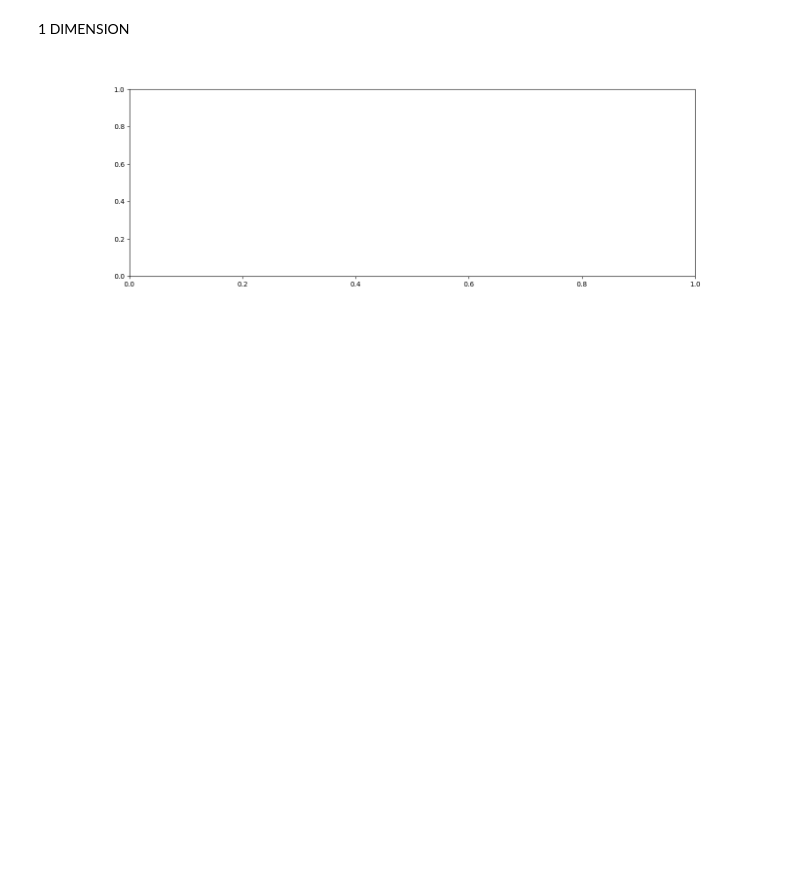
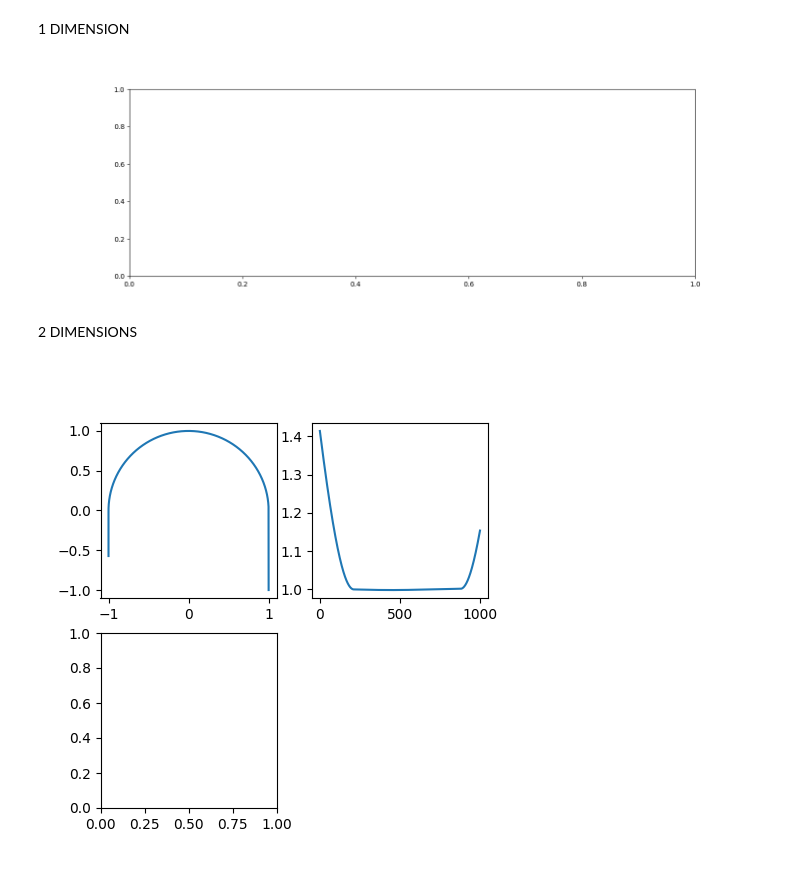
Before and after one commit to Proyecto-AP/Aceleradores, a Jupyter notebook: PART_1.ipynb, the cells around one changed output. Cells and saved outputs as stored; diff of their text form; code cells hidden in the pictures; blank space fills up the shorter version.

```diff
--- a/PART_1.ipynb
+++ b/PART_1.ipynb
@@ -46,3 +45,57 @@ def Update(i):
 Animation = anim.FuncAnimation(fig,Update,frames=len(t1),init_func=init)
 # %% [output]
 [figure]
+# %% [markdown]
+2 DIMENSIONS
+# %%
+B=1
+q=1
+m=1
+t2=np.linspace(0,1.5*np.pi,1000)
+dt2=t2[2]-t2[1]
+R=np.zeros((len(t2),2))
+V2=np.zeros_like(R)
+A2=np.zeros_like(R)
+
+
+V2[0]=np.array([0,1])
+R[0]=np.array([1,-1])
+norms=[]
+norms.append(np.linalg.norm(R[0]))
+
+for i in range(1,len(t2)):
+    V2[i]=V2[i-1]+A2[i-1]*dt2
+    R[i]=R[i-1]+V2[i]*dt2
+    norms.append(np.linalg.norm(R[i]))
+    if R[i,1]>=0:
+        normv=np.linalg.norm(V2[i])
+        A2[i,0]=-q*normv*B*R[i,0]/np.linalg.norm(R[i])/m
+        A2[i,1]=-q*normv*B*R[i,1]/np.linalg.norm(R[i])/m
+fig2=plt.figure(figsize=(5,5))
+ax1=fig2.add_subplot(221)
+ax2=fig2.add_subplot(222)
+ax1.plot(R[:,0],R[:,1])
+ax2.plot(norms)
+
+#Animacion
+
+ax3=fig2.add_subplot(223)
+scale = 10
+tt = t[::scale]
+R1=R[::scale]
+def init2():
+
+    ax3.clear()
+
+    ax3.set_xlim(-1.1,1.1)
+    ax3.set_ylim(-1.1,1.1)
+
+def Update2(i):
+    init()
+    x=R1[i,0]
+    y=R1[i,1]
+    circulo=plt.Circle((x,y),0.05,color="r",fill=True)
+    ax3.add_patch(circulo)
+Animation2 = anim.FuncAnimation(fig,Update2,frames=len(tt),init_func=init2)
+# %% [output]
+[figure, added]
```
Also changed, not shown: parts of 1 cell of this notebook.
